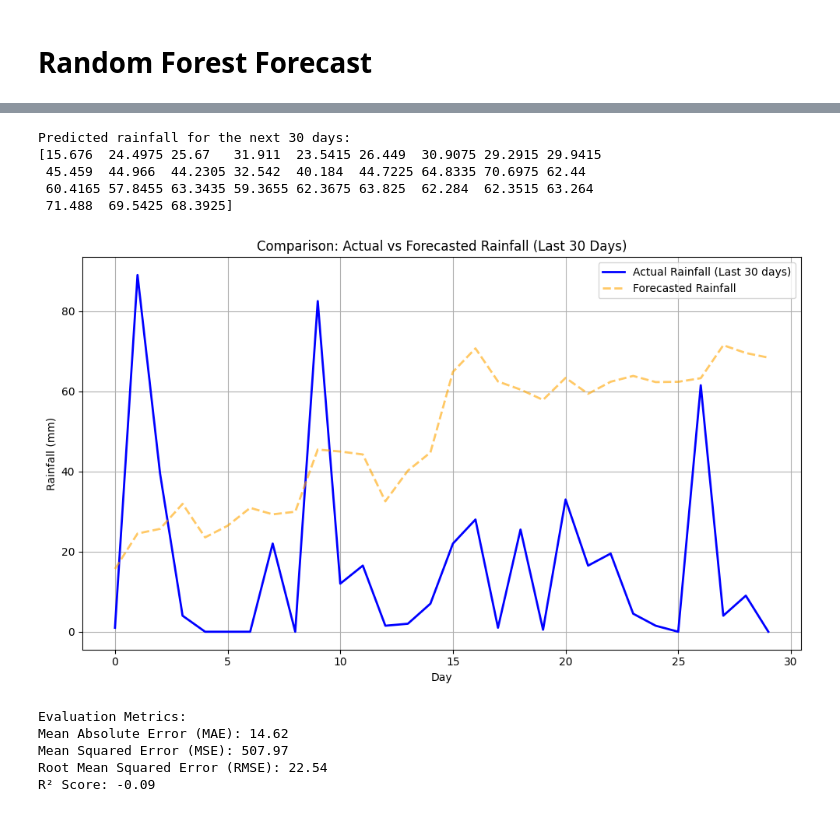
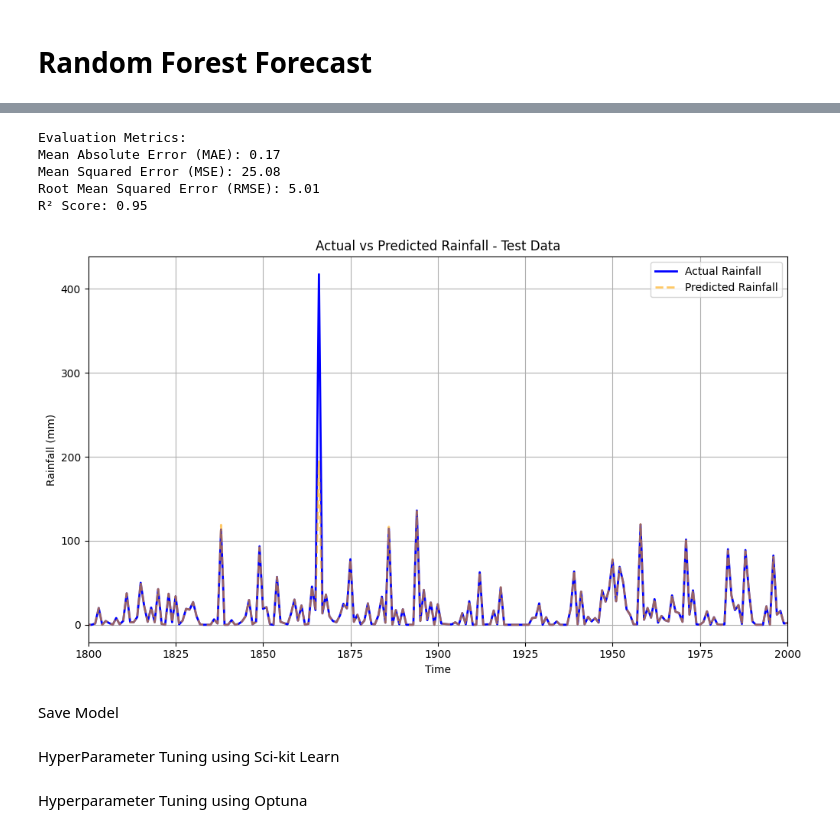
Before and after one commit to farisawal/rainfall-forecast, a Jupyter notebook: rf-rainfall.ipynb, the cells around one changed output, grey strips where cells are left out. Cells and saved outputs as stored; diff of their text form; code cells hidden in the pictures.

```diff
--- a/rf-rainfall.ipynb
+++ b/rf-rainfall.ipynb
@@ -98,63 +234,44 @@ plt.show()
-# %%
-# Forecast future values
-forecast_length = 30  # For example, forecasting the next 30 days
-initial_input = df_lagged.iloc[-30, :-1].values  # Take the last available data point as the starting input
-predictions = forecast(rf, initial_input, forecast_length, feature_scaler, target_scaler)
-
-# Get the actual rainfall data for the 30 days before the last observation
-actual_rainfall_last_30_days = df_lagged['Current_Rainfall'].values[-30:]
-
-# Output results
-print(f"Predicted rainfall for the next {forecast_length} days:")
-print(predictions)
-
-# Plot forecasted vs actual values
-plt.figure(figsize=(10, 6))
-
-# Plot actual rainfall (30 days before the last observation)
-plt.plot(range(forecast_length), actual_rainfall_last_30_days, label='Actual Rainfall (Last 30 days)', color='blue', linestyle='-', linewidth=2)
-
-# Plot forecasted rainfall
-plt.plot(range(forecast_length), predictions, label='Forecasted Rainfall', color='orange', alpha=0.6, linestyle='--', linewidth=2)
-
-# Labels and title
-plt.xlabel('Day')
-plt.ylabel('Rainfall (mm)')
-plt.title(f'Comparison: Actual vs Forecasted Rainfall (Last {forecast_length} Days)')
-plt.legend()
-plt.grid(True)
-plt.tight_layout()
-
-# Show the plot
-plt.show()
-# %% [output]
-Predicted rainfall for the next 30 days:
-[15.676  24.4975 25.67   31.911  23.5415 26.449  30.9075 29.2915 29.9415
- 45.459  44.966  44.2305 32.542  40.184  44.7225 64.8335 70.6975 62.44
- 60.4165 57.8455 63.3435 59.3655 62.3675 63.825  62.284  62.3515 63.264
- 71.488  69.5425 68.3925]
-[figure, removed]
 # %%
 # Predict on the test set
 y_pred_scaled = rf.predict(x_test)
 y_pred = target_scaler.inverse_transform(y_pred_scaled.reshape(-1, 1)).ravel()  # Convert predictions back to original scale
 y_test_original = target_scaler.inverse_transform(y_test).ravel()  # Convert test targets back to original scale
+
+test_result = pd.DataFrame({
+    'y_pred': y_pred,
+    'y_test_original': y_test_original
+})
 
 # Calculate evaluation metrics
 mae = mean_absolute_error(y_test_original, y_pred)
 mse = mean_squared_error(y_test_original, y_pred)
 rmse = np.sqrt(mse)
 r2 = r2_score(y_test_original, y_pred)
 
 # Print evaluation metrics
 print("Evaluation Metrics:")
 print(f"Mean Absolute Error (MAE): {mae:.2f}")
 print(f"Mean Squared Error (MSE): {mse:.2f}")
 print(f"Root Mean Squared Error (RMSE): {rmse:.2f}")
 print(f"R² Score: {r2:.2f}")
+
+plt.figure(figsize=(10, 6))
+plt.plot(y_test_original, label='Actual Rainfall', color='blue', linestyle='-', linewidth=2)
+plt.plot(y_pred, label='Predicted Rainfall', color='orange', alpha=0.6, linestyle='--', linewidth=2)
+plt.xlabel('Time')
+plt.ylabel('Rainfall (mm)')
+plt.title('Actual vs Predicted Rainfall - Test Data')
+plt.legend()
+plt.grid(True)
+plt.tight_layout()
+plt.xlim(1800,2000)
+plt.show()
 # %% [output]
 Evaluation Metrics:
-Mean Absolute Error (MAE): 14.62
-Mean Squared Error (MSE): 507.97
-Root Mean Squared Error (RMSE): 22.54
-R² Score: -0.09
+Mean Absolute Error (MAE): 0.17
+Mean Squared Error (MSE): 25.08
+Root Mean Squared Error (RMSE): 5.01
+R² Score: 0.95
+[figure, added]
+# %% [markdown]
+Save Model
@@ -160,0 +281,2 @@ R² Score: -0.09
+# %% [markdown]
+HyperParameter Tuning using Sci-kit Learn
@@ -160,0 +307,2 @@ R² Score: -0.09
+# %% [markdown]
+Hyperparameter Tuning using Optuna
```
Also changed, not shown: parts of 15 cells of this notebook, 12 other files.
